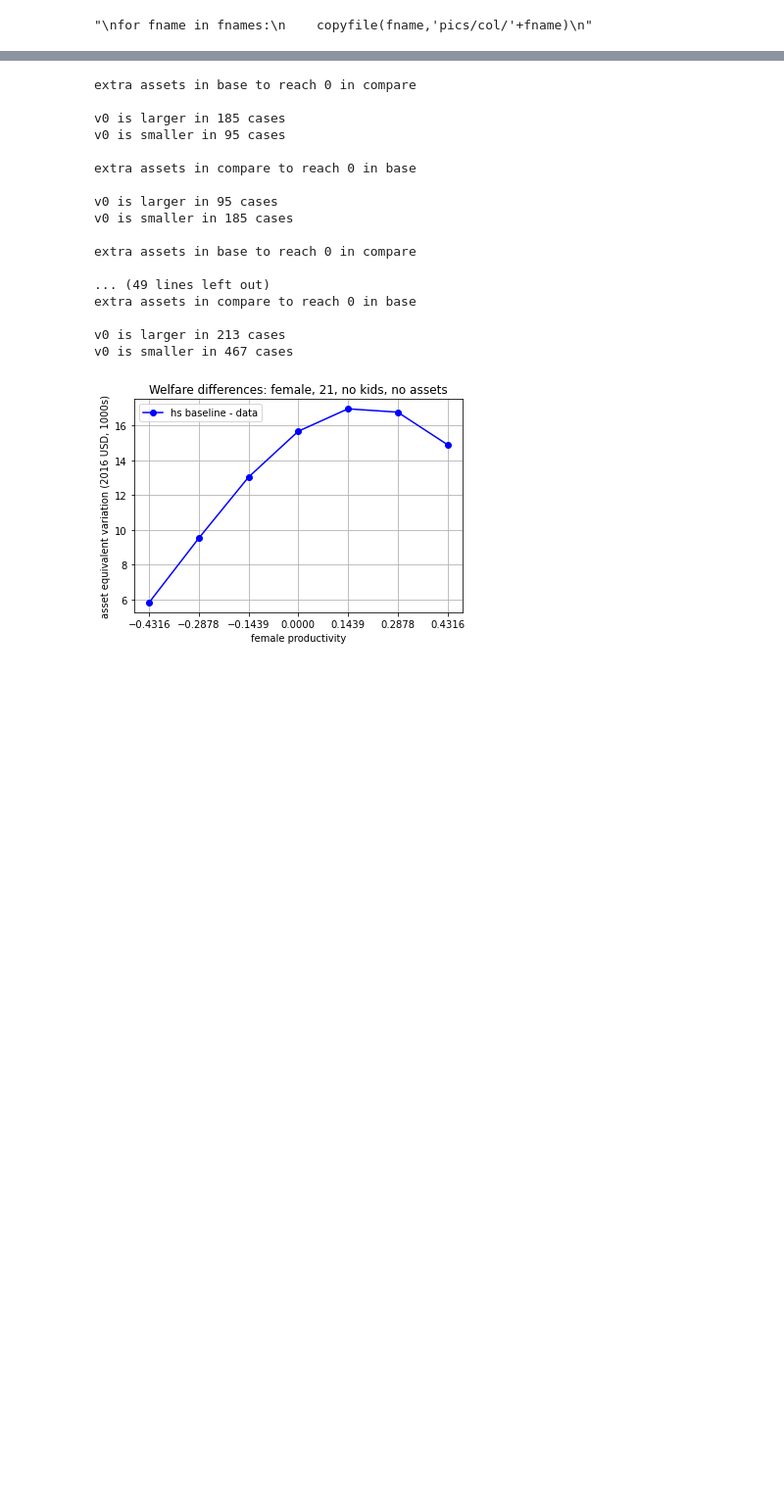
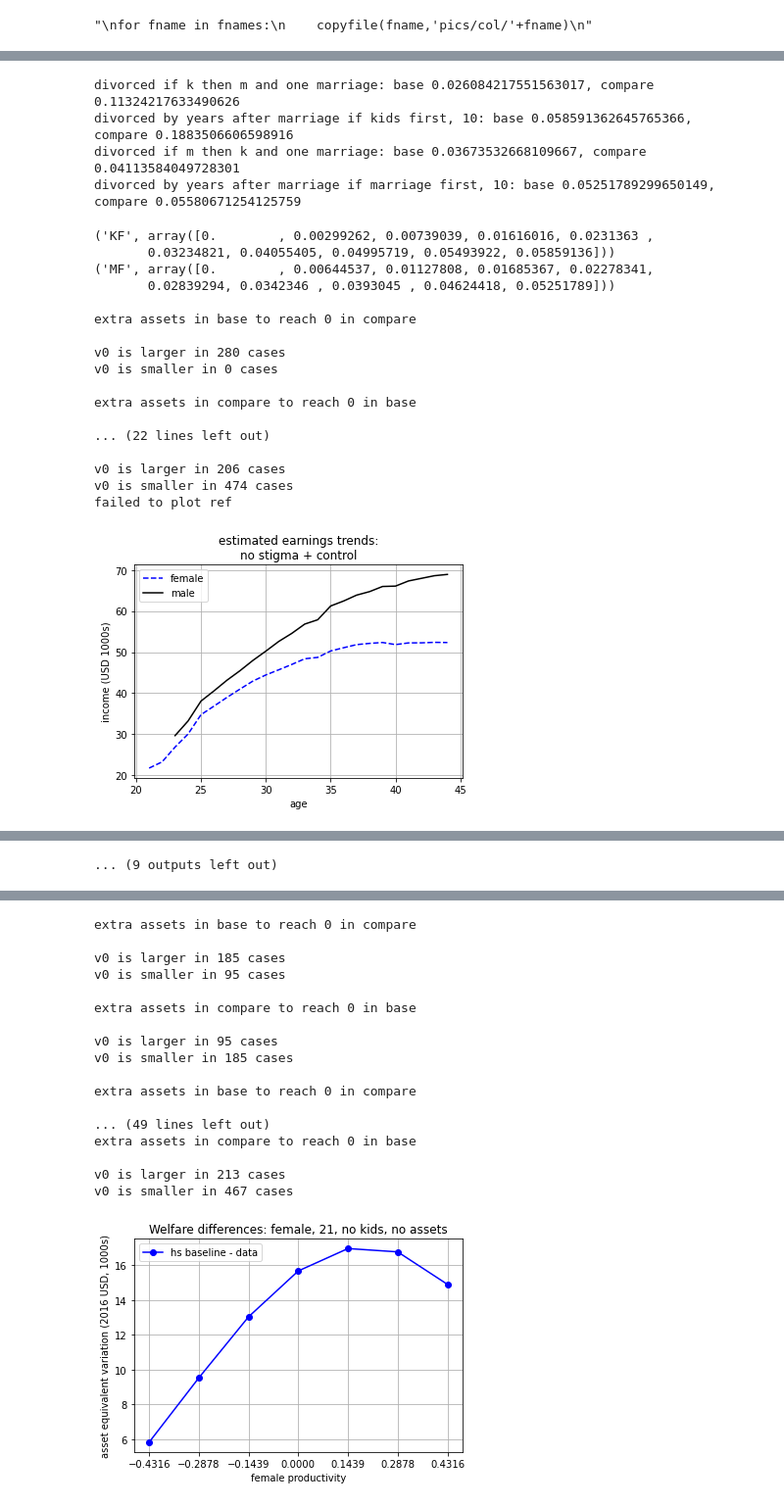
Before and after one commit to egorkozlov/py_shotgun, a Jupyter notebook: fit_graphs_and_tables.ipynb, the cells around one changed output, grey strips where cells are left out. Shown at 98% size. Drawn from its saved outputs; the diff is of its cells as text; code cells hidden in the pictures; blank space fills up the shorter version.

```diff
--- a/fit_graphs_and_tables.ipynb
+++ b/fit_graphs_and_tables.ipynb
@@ -249,0 +283,39 @@ Distance 10.11322765489449, time 75.61
+# %%
+# fixing the difference: graphs
+
+
+#for educ in ['hs','col']:
+def make_plots(educ):
+    from fit_plot import FitPlots
+    fp = FitPlots(targ_mode=t_col if (educ=='col') else t_hs,
+                   compare='{} baseline.pkl'.format(educ),
+                   base='{} abortions and no stigma.pkl'.format(educ),
+                   compare_name='{} baseline'.format(educ),
+                   base_name='no stigma + control'.format(educ),
+                   moments_aux=None)
+
+make_plots('col')
+#make_plots('hs')
+# %% [output]
+divorced if k then m and one marriage: base 0.026084217551563017, compare 0.11324217633490626
+divorced by years after marriage if kids first, 10: base 0.058591362645765366, compare 0.1883506606598916
+divorced if m then k and one marriage: base 0.03673532668109667, compare 0.04113584049728301
+divorced by years after marriage if marriage first, 10: base 0.05251789299650149, compare 0.05580671254125759
+('KF', array([0.        , 0.00299262, 0.00739039, 0.01616016, 0.0231363 ,
+       0.03234821, 0.04055405, 0.04995719, 0.05493922, 0.05859136]))
+('MF', array([0.        , 0.00644537, 0.01127808, 0.01685367, 0.02278341,
+       0.02839294, 0.0342346 , 0.0393045 , 0.04624418, 0.05251789]))
+
+extra assets in base to reach 0 in compare
+
+v0 is larger in 280 cases
+v0 is smaller in 0 cases
+
+extra assets in compare to reach 0 in base
+
+... (22 lines left out)
+
+v0 is larger in 206 cases
+v0 is smaller in 474 cases
+failed to plot ref
+[figure, added]
@@ -250,3 +331,4 @@ Distance 10.11322765489449, time 75.61
+... (9 outputs left out)
 # %%
 # part 6.4
 
```
Also changed, not shown: parts of 14 cells of this notebook, 1 other file.
